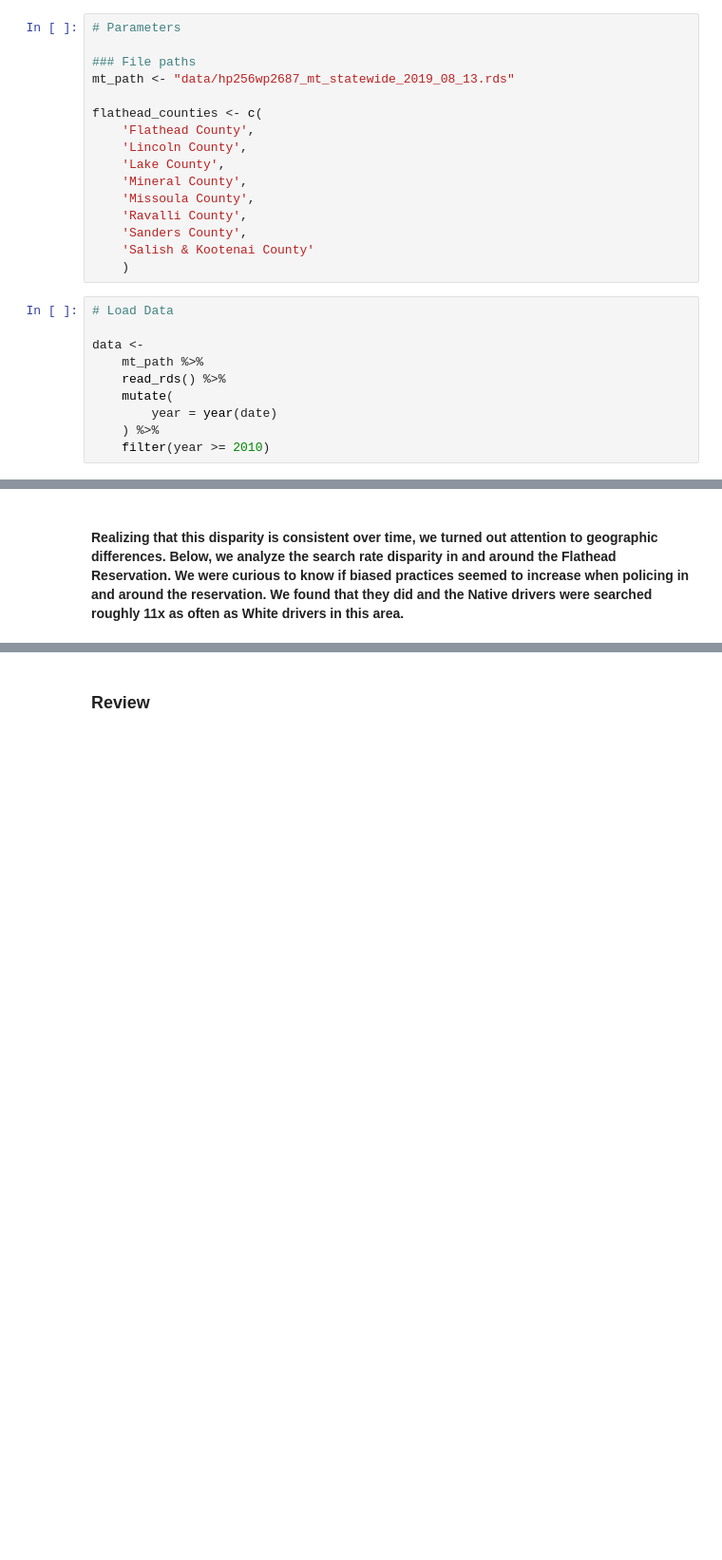
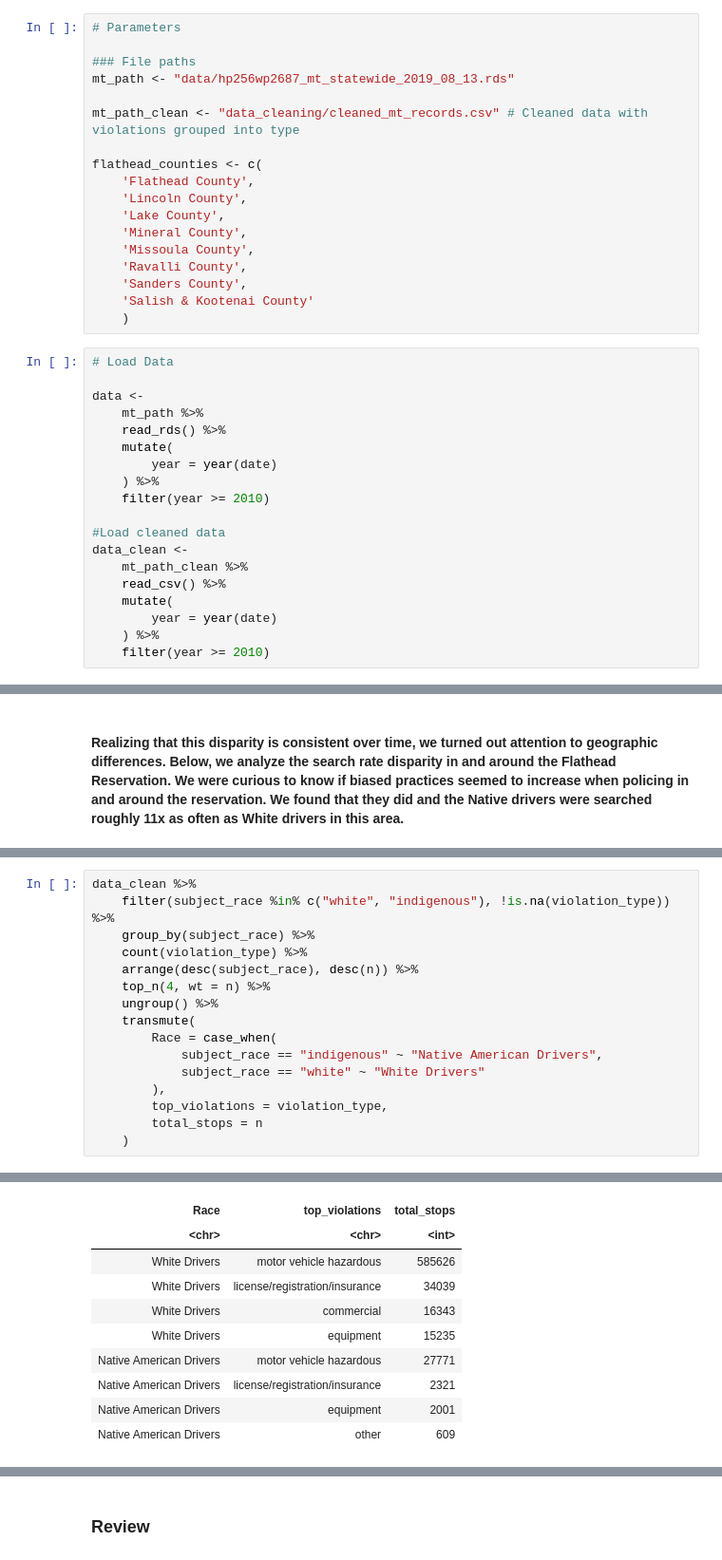
Before and after one commit to mattkiefer/biglocalpolicing, a Jupyter notebook: white_paper.ipynb, the cells around one changed output, grey strips where cells are left out. Shown at 95% size. Saved outputs shown, nothing was run; the diff lists cells and outputs as text; blank space fills up the shorter version.

```diff
--- a/white_paper.ipynb
+++ b/white_paper.ipynb
@@ -29,6 +29,8 @@ The following object is masked from ‘package:base’:
 
 ### File paths
 mt_path <- "data/hp256wp2687_mt_statewide_2019_08_13.rds"
+
+mt_path_clean <- "data_cleaning/cleaned_mt_records.csv" # Cleaned data with violations grouped into type
 
 flathead_counties <- c(
     'Flathead County',
@@ -50,3 +52,12 @@ data <-
         year = year(date)
     ) %>%
     filter(year >= 2010)
+
+#Load cleaned data
+data_clean <-
+    mt_path_clean %>%
+    read_csv() %>%
+    mutate(
+        year = year(date)
+    ) %>%
+    filter(year >= 2010)
@@ -202,0 +215,17 @@ A grouped_df: 6 × 3
+# %%
+data_clean %>%
+    filter(subject_race %in% c("white", "indigenous"), !is.na(violation_type)) %>%
+    group_by(subject_race) %>%
+    count(violation_type) %>%
+    arrange(desc(subject_race), desc(n)) %>%
+    top_n(4, wt = n) %>%
+    ungroup() %>%
+    transmute(
+        Race = case_when(
+            subject_race == "indigenous" ~ "Native American Drivers",
+            subject_race == "white" ~ "White Drivers"
+        ),
+        top_violations = violation_type,
+        total_stops = n
+    )
+# %% [output]
@@ -202,0 +233,10 @@ A grouped_df: 6 × 3
+| Race | top_violations | total_stops |
+| <chr> | <chr> | <int> |
+| White Drivers | motor vehicle hazardous | 585626 |
+| White Drivers | license/registration/insurance | 34039 |
+| White Drivers | commercial | 16343 |
+| White Drivers | equipment | 15235 |
+| Native American Drivers | motor vehicle hazardous | 27771 |
+| Native American Drivers | license/registration/insurance | 2321 |
+| Native American Drivers | equipment | 2001 |
+| Native American Drivers | other | 609 |
```
Also changed, not shown: parts of 10 cells of this notebook.
